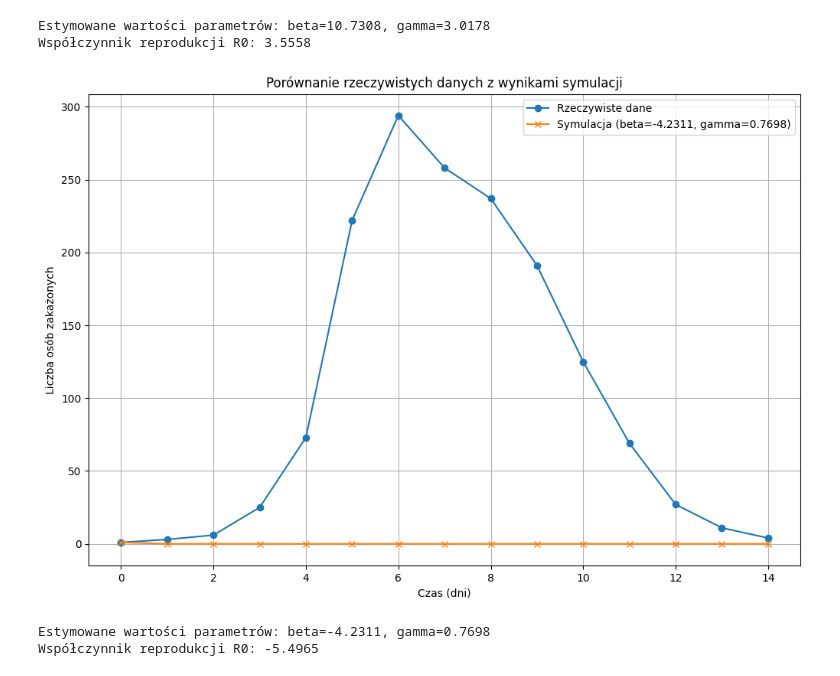
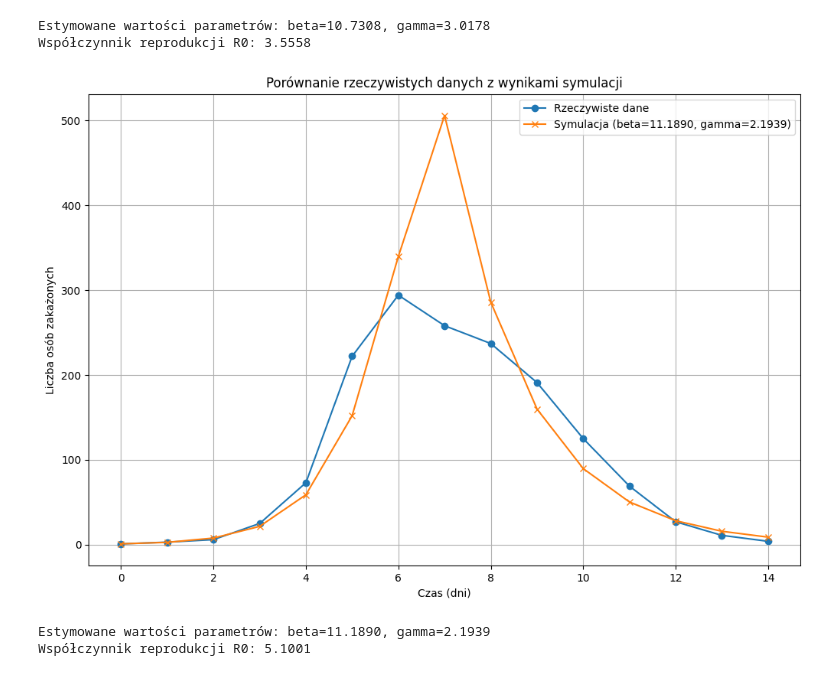
Before and after one commit to biganton/MOWNIT, a Jupyter notebook: lab9/lab9.ipynb, the cells around one changed output. Saved outputs shown, nothing was run; the diff lists cells and outputs as text; code cells hidden in the pictures.

```diff
--- a/lab9/lab9.ipynb
+++ b/lab9/lab9.ipynb
@@ -339,7 +339,7 @@ Współczynnik reprodukcji R0: 3.5558
 real_I = np.array([1, 3, 6, 25, 73, 222, 294, 258, 237, 191, 125, 69, 27, 11, 4])
 days = np.arange(0, 15)
 
-# Estymacja parametrów modelu na podstawie danych rzeczywistych
+# Symulacja modelu
 def simulate_model(beta, gamma):
     S, I, R = S0, I0, R0
     I_values = [I0]
@@ -354,35 +354,34 @@ def simulate_model(beta, gamma):
 
 # Funkcja kosztu
 def cost_function(theta):
     beta, gamma = theta
     predicted_I = simulate_model(beta, gamma)
-    return -np.sum(real_I - np.log(predicted_I)) + np.sum(predicted_I)
+    return -np.sum(real_I * np.log(predicted_I)) + np.sum(predicted_I)
 
 # Inicjalizacja współczynników
 theta_initial = [1, 1/7]
 
 # Minimalizacja funkcji kosztu
 result = minimize(cost_function, theta_initial, method='Nelder-Mead')
 beta_est, gamma_est = result.x
 
 # Symulacja z estymowanymi parametrami
 I_estimated = simulate_model(beta_est, gamma_est)
 
 # Wykres porównujący dane rzeczywiste z wynikami symulacji
 plt.figure(figsize=(12, 8))
 plt.plot(days, real_I, 'o-', label='Rzeczywiste dane')
 plt.plot(days, I_estimated, 'x-', label='Symulacja (beta={:.4f}, gamma={:.4f})'.format(beta_est, gamma_est))
 plt.xlabel('Czas (dni)')
 plt.ylabel('Liczba osób zakażonych')
 plt.legend()
 plt.title('Porównanie rzeczywistych danych z wynikami symulacji')
 plt.grid()
 plt.show()
 
-# Wyświetlenie estymowanych parametrów
 print(f"Estymowane wartości parametrów: beta={beta_est:.4f}, gamma={gamma_est:.4f}")
 print(f"Współczynnik reprodukcji R0: {beta_est/gamma_est:.4f}")
 # %% [output]
-[figure, old version]
+[figure, new version]
-Estymowane wartości parametrów: beta=-4.2311, gamma=0.7698
-Współczynnik reprodukcji R0: -5.4965
+Estymowane wartości parametrów: beta=11.1890, gamma=2.1939
+Współczynnik reprodukcji R0: 5.1001
```
